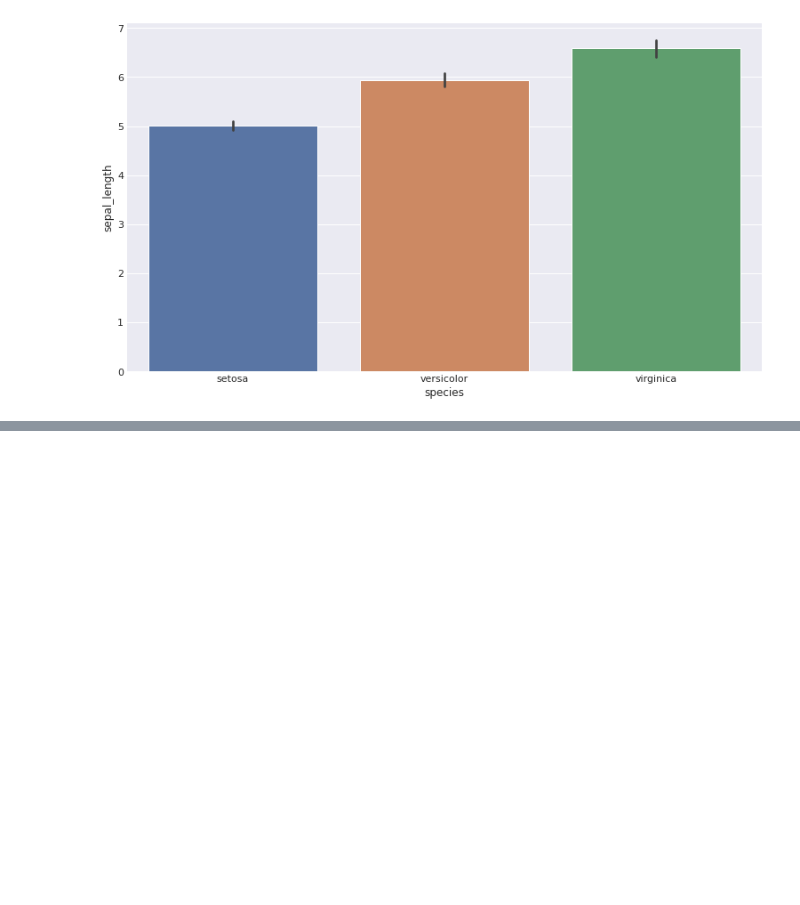
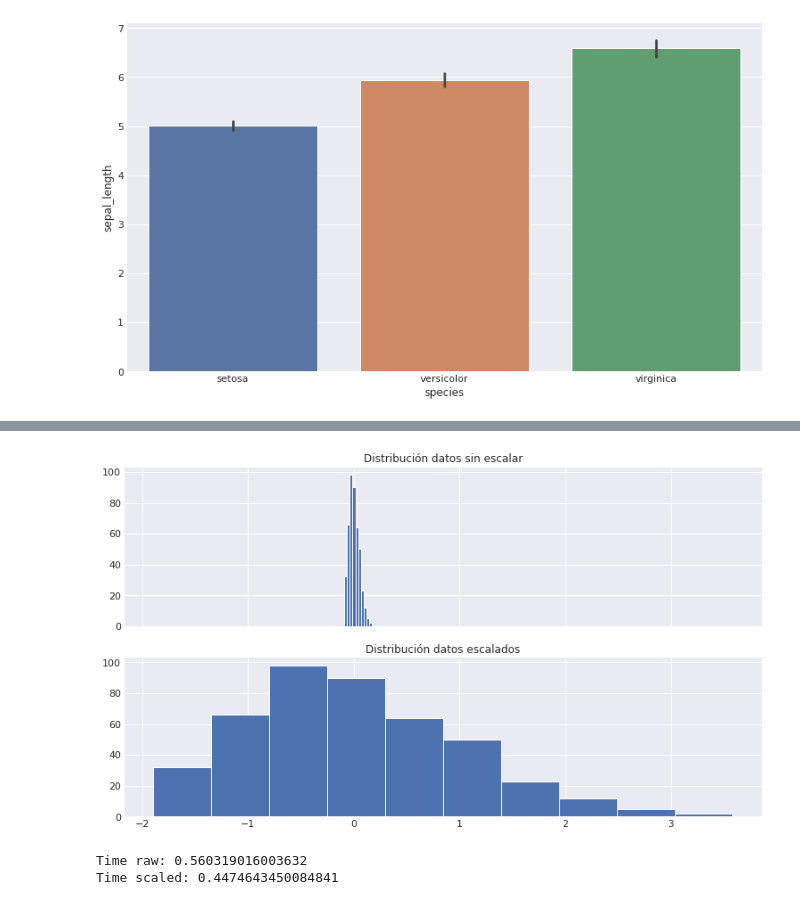
Before and after one commit to luiscib3r/Curso-de-Data-Science, a Jupyter notebook: 01 Estadística descriptiva.ipynb, the cells around one changed output, grey strips where cells are left out. Drawn from its saved outputs; the diff is of its cells as text; code cells hidden in the pictures; blank space fills up the shorter version.

```diff
--- a/01 Estadística descriptiva.ipynb
+++ b/01 Estadística descriptiva.ipynb
@@ -404,0 +572,33 @@ plt.show()
+# %%
+# Z-score
+mean = raw.mean()
+std = raw.std()
+
+scaled = (raw - mean) / std
+# %%
+_, (ax1, ax2) = plt.subplots(2, 1, sharex=True)
+
+ax1.set_title('Distribución datos sin escalar')
+ax1.hist(raw)
+ax2.set_title('Distribución datos escalados')
+ax2.hist(scaled)
+
+plt.show()
+# %% [output]
+[figure, added]
+# %%
+# modelos para entrenamiento
+def train_raw():
+    linear_model.LinearRegression().fit(raw, target)
+
+def train_scaled():
+    linear_model.LinearRegression().fit(scaled, target)
+
+raw_time = timeit.timeit(train_raw, number=1000)
+scaled_time = timeit.timeit(train_scaled, number=1000)
+
+print(f'Time raw: {raw_time}')
+print(f'Time scaled: {scaled_time}')
+# %% [output]
+Time raw: 0.560319016003632
+Time scaled: 0.4474643450084841
```
Also changed, not shown: parts of 16 cells of this notebook.
